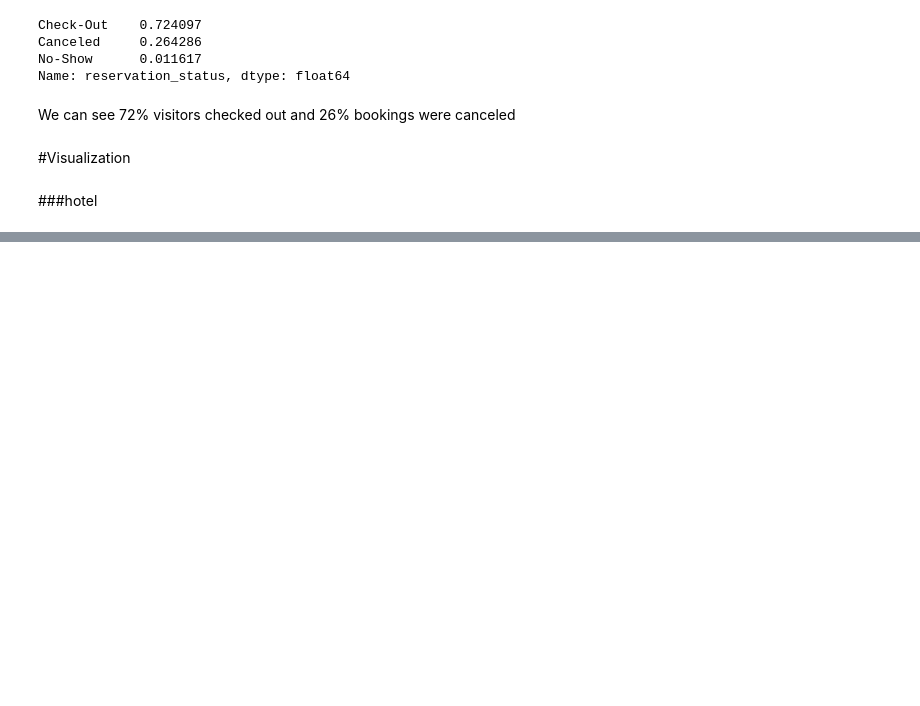
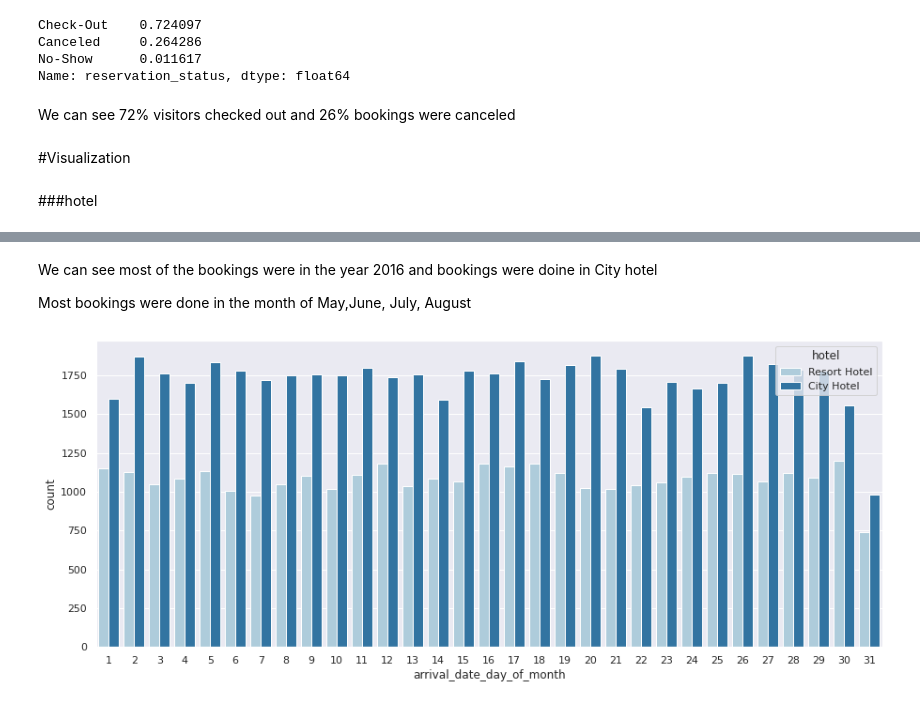
Before and after one commit to dhrisandamedhi/Hotel_booking, a Jupyter notebook: hotel_booking.ipynb, the cells around one changed output, grey strips where cells are left out. Drawn from its saved outputs; the diff is of its cells as text; code cells hidden in the pictures; blank space fills up the shorter version.

```diff
--- a/hotel_booking.ipynb
+++ b/hotel_booking.ipynb
@@ -355,0 +406,11 @@ plt.show()
+# %% [markdown]
+ We can see most of the bookings were in the year 2016 and bookings were doine in City hotel
+
+ Most bookings were done in the month of May,June, July, August
+# %%
+plt.figure(figsize=(15,6))
+
+sns.countplot(data = hotel, x = 'arrival_date_day_of_month', hue='hotel', palette='Paired')
+plt.show()
+# %% [output]
+[figure, added]
```
Also changed, not shown: parts of 24 cells of this notebook.
